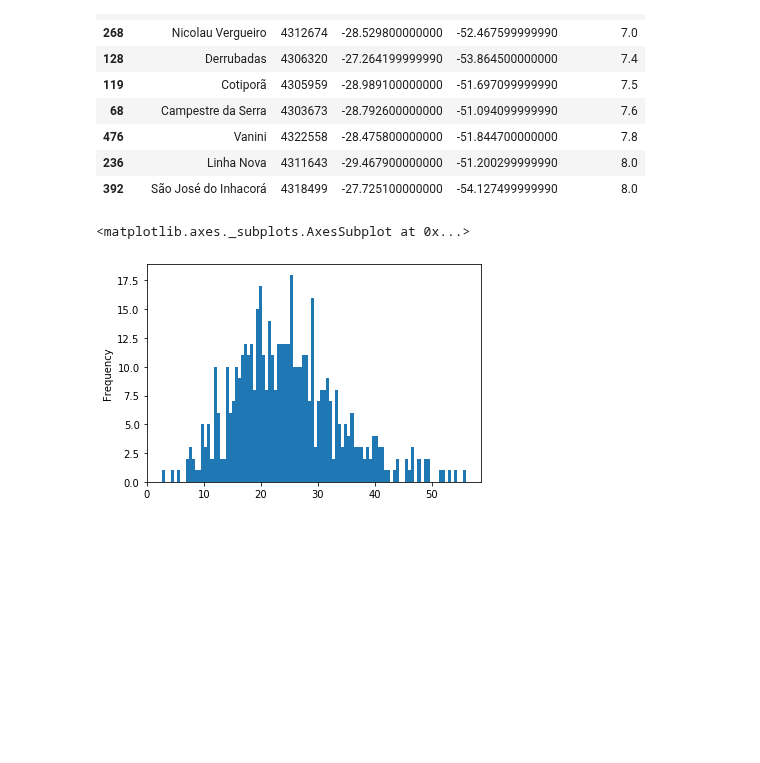
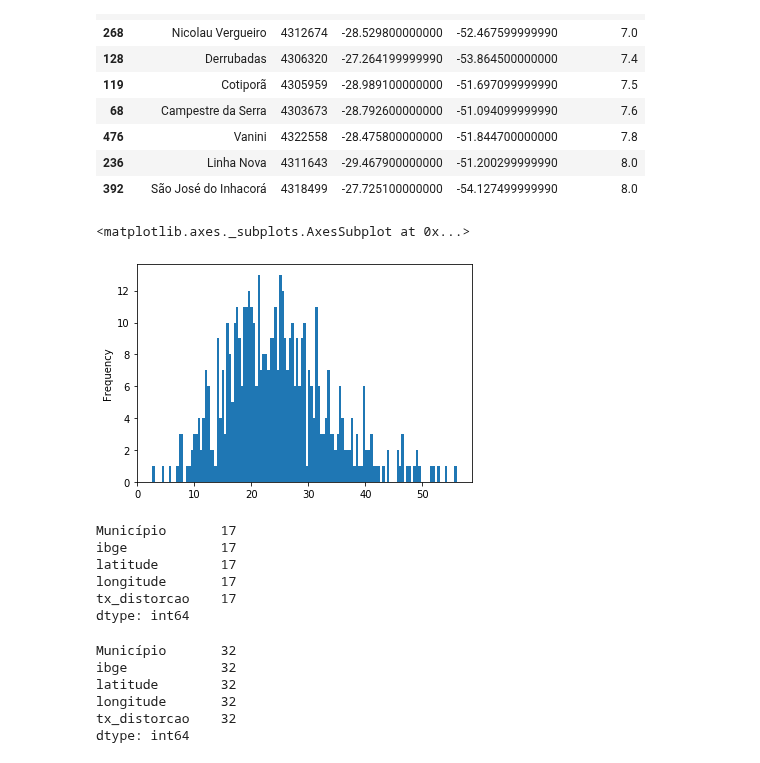
Before and after one commit to diegopmayer/distorcao-ensino-medio, a Jupyter notebook: mapa_esc_rs_dist.ipynb, the cells around one changed output. Cells and saved outputs as stored; diff of their text form; code cells hidden in the pictures; blank space fills up the shorter version.

```diff
--- a/mapa_esc_rs_dist.ipynb
+++ b/mapa_esc_rs_dist.ipynb
@@ -61,8 +61,29 @@ df.nsmallest(10, 'tx_distorcao')
 | 236 | Linha Nova | 4311643 | -29.467900000000 | -51.200299999990 | 8.0 |
 | 392 | São José do Inhacorá | 4318499 | -27.725100000000 | -54.127499999990 | 8.0 |
 # %%
-df['tx_distorcao'].plot.hist(100)
+df['tx_distorcao'].plot.hist(127)
 # %% [output]
 <matplotlib.axes._subplots.AxesSubplot at 0x...>
-[figure, old version]
+[figure, new version]
+# %%
+# Quantidade de municipios com taxas de distorção <= 10
+melhores = df[df['tx_distorcao'] <= 10]
+melhores.count()
+# %% [output]
+Município       17
+ibge            17
+latitude        17
+longitude       17
+tx_distorcao    17
+dtype: int64
+# %%
+piores = df[df['tx_distorcao'] >= 40]
+piores.count()
+# %% [output]
+Município       32
+ibge            32
+latitude        32
+longitude       32
+tx_distorcao    32
+dtype: int64
 # %%
```
Also changed, not shown: parts of 4 cells of this notebook, 1 other file.
